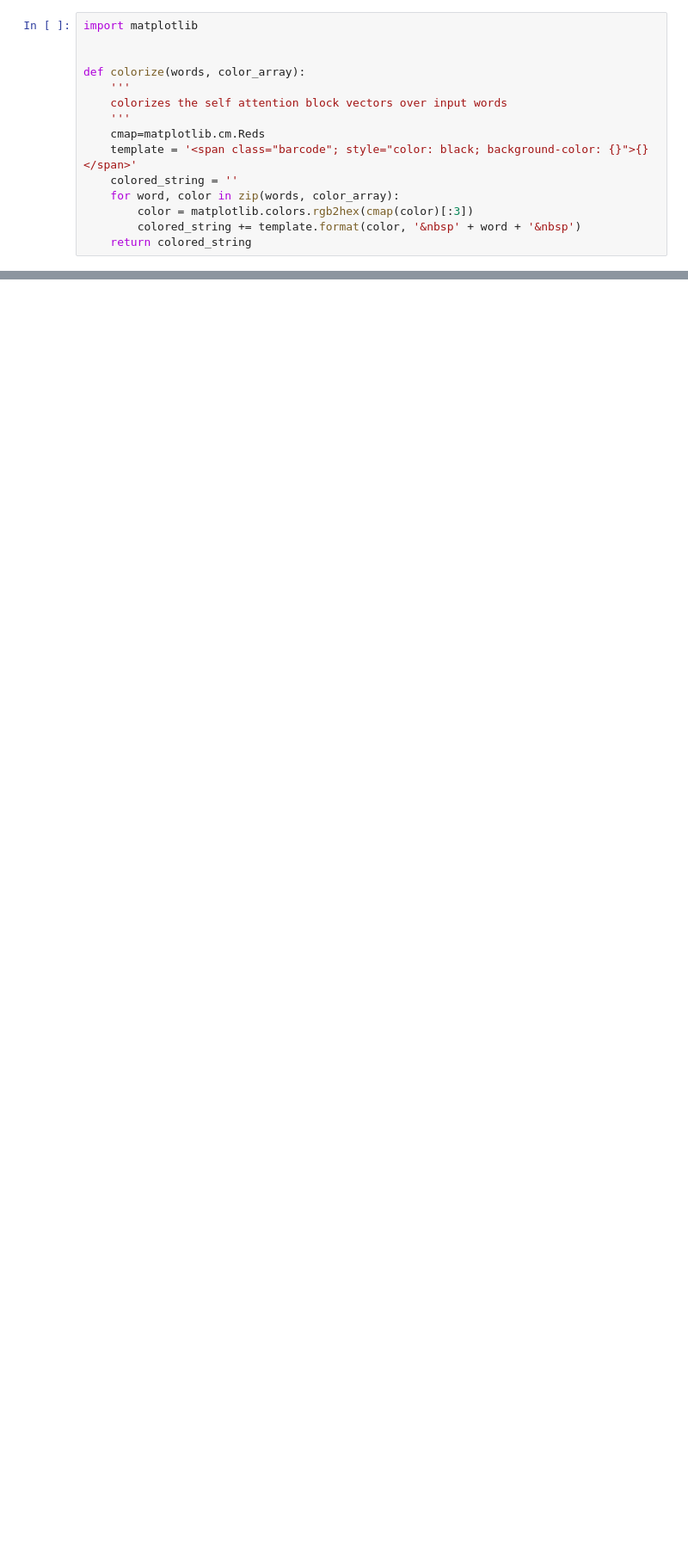
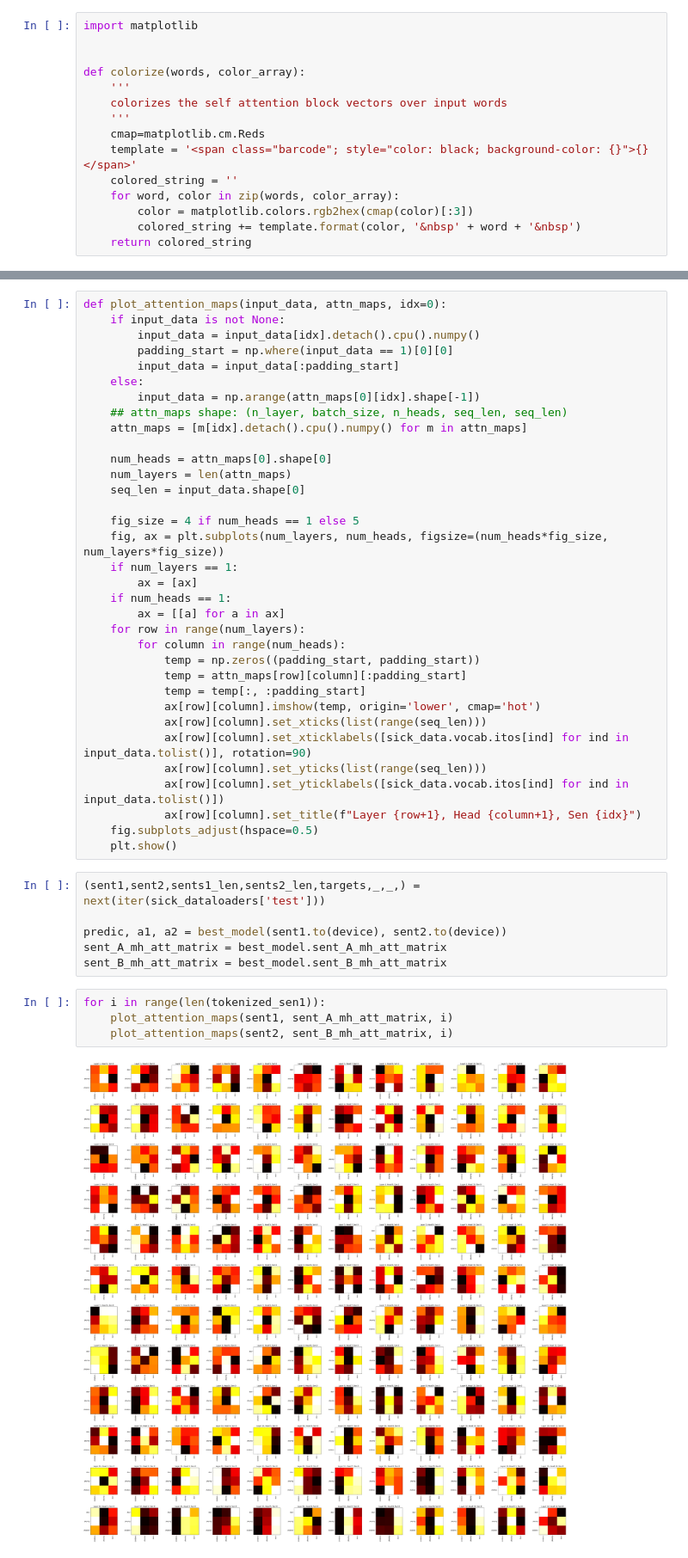
Before and after one commit to Serbernari/NNTI_project, a Jupyter notebook: task2/Task2.ipynb, the cells around one changed output, grey strips where cells are left out. Shown at 86% size. Drawn from its saved outputs; the diff is of its cells as text; blank space fills up the shorter version.

```diff
--- a/task2/Task2.ipynb
+++ b/task2/Task2.ipynb
@@ -409,0 +394,46 @@ torch.Size([5, 1, 6])
+# %%
+def plot_attention_maps(input_data, attn_maps, idx=0):
+    if input_data is not None:
+        input_data = input_data[idx].detach().cpu().numpy()
+        padding_start = np.where(input_data == 1)[0][0]
+        input_data = input_data[:padding_start]
+    else:
+        input_data = np.arange(attn_maps[0][idx].shape[-1])
+    ## attn_maps shape: (n_layer, batch_size, n_heads, seq_len, seq_len)
+    attn_maps = [m[idx].detach().cpu().numpy() for m in attn_maps]
+
+    num_heads = attn_maps[0].shape[0]
+    num_layers = len(attn_maps)
+    seq_len = input_data.shape[0]
+
+    fig_size = 4 if num_heads == 1 else 5
+    fig, ax = plt.subplots(num_layers, num_heads, figsize=(num_heads*fig_size, num_layers*fig_size))
+    if num_layers == 1:
+        ax = [ax]
+    if num_heads == 1:
+        ax = [[a] for a in ax]
+    for row in range(num_layers):
+        for column in range(num_heads):
+            temp = np.zeros((padding_start, padding_start))
+            temp = attn_maps[row][column][:padding_start]
+            temp = temp[:, :padding_start]
+            ax[row][column].imshow(temp, origin='lower', cmap='hot')
+            ax[row][column].set_xticks(list(range(seq_len)))
+            ax[row][column].set_xticklabels([sick_data.vocab.itos[ind] for ind in input_data.tolist()], rotation=90)
+            ax[row][column].set_yticks(list(range(seq_len)))
+            ax[row][column].set_yticklabels([sick_data.vocab.itos[ind] for ind in input_data.tolist()])
+            ax[row][column].set_title(f"Layer {row+1}, Head {column+1}, Sen {idx}")
+    fig.subplots_adjust(hspace=0.5)
+    plt.show()
+# %%
+(sent1,sent2,sents1_len,sents2_len,targets,_,_,) = next(iter(sick_dataloaders['test']))
+
+predic, a1, a2 = best_model(sent1.to(device), sent2.to(device))
+sent_A_mh_att_matrix = best_model.sent_A_mh_att_matrix
+sent_B_mh_att_matrix = best_model.sent_B_mh_att_matrix
+# %%
+for i in range(len(tokenized_sen1)):
+    plot_attention_maps(sent1, sent_A_mh_att_matrix, i)
+    plot_attention_maps(sent2, sent_B_mh_att_matrix, i)
+# %% [output]
+[figure, added]
```
Also changed, not shown: parts of 11 cells of this notebook, 4 other files.
